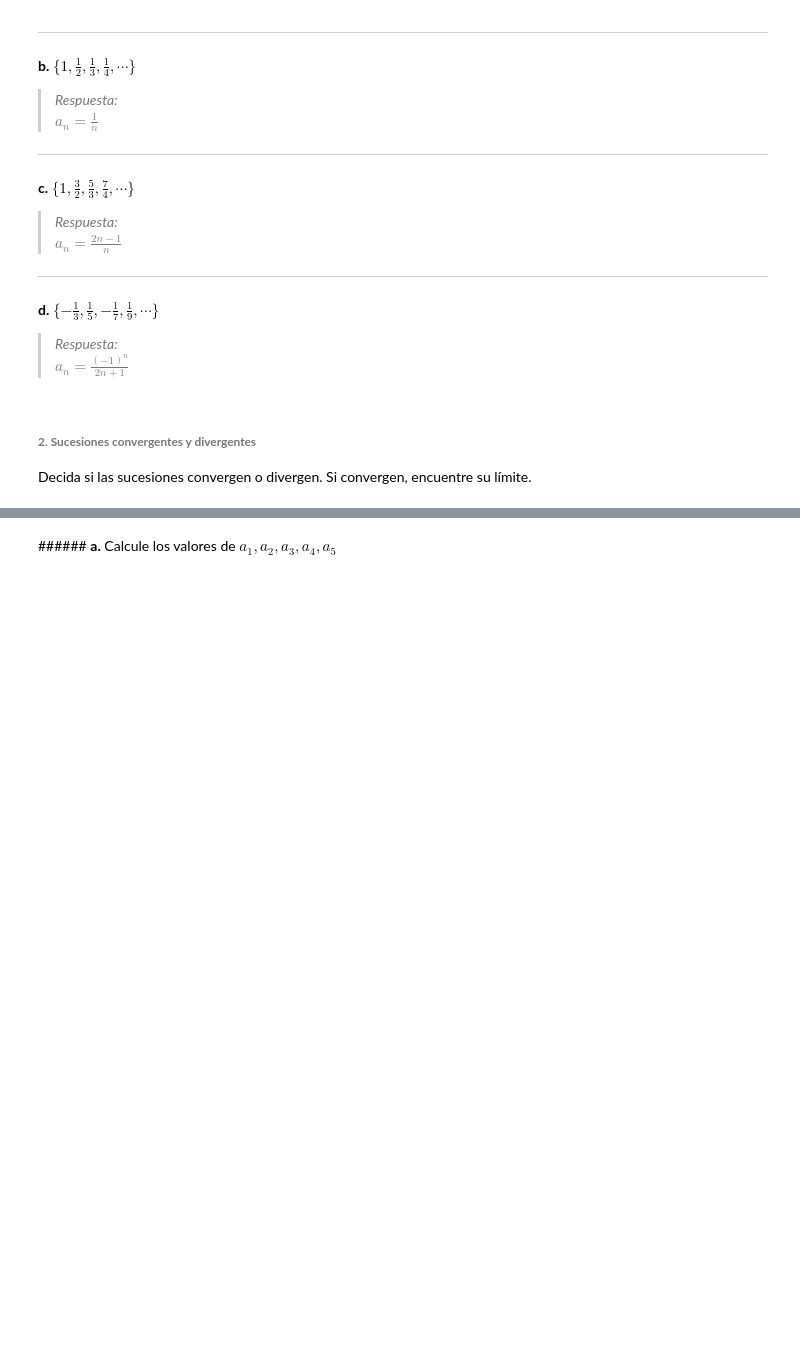
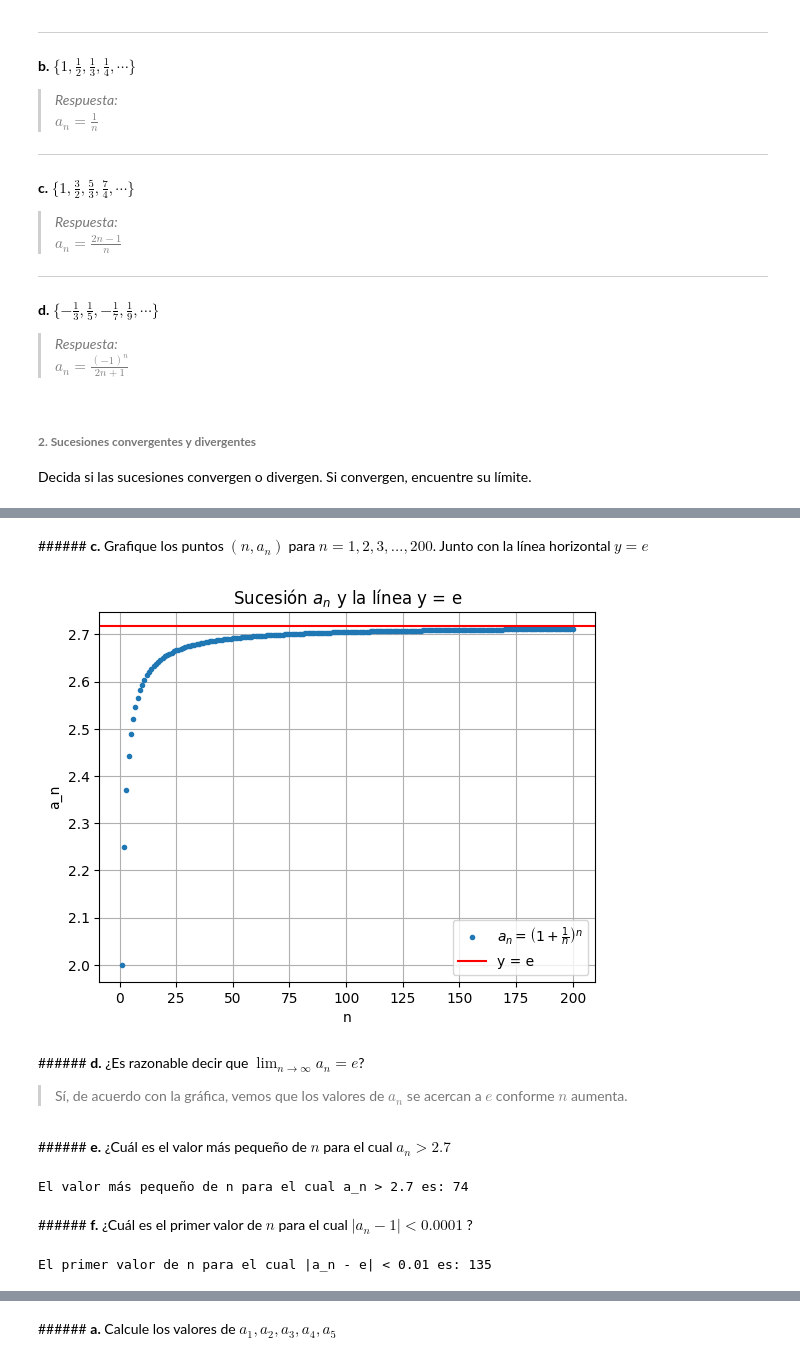
Before and after one commit to IsabellaCandado/Mat_Aplicadas_1, a Jupyter notebook: Taller3.ipynb, the cells around one changed output, grey strips where cells are left out. Saved outputs shown, nothing was run; the diff lists cells and outputs as text; code cells hidden in the pictures; blank space fills up the shorter version.

```diff
--- a/Taller3.ipynb
+++ b/Taller3.ipynb
@@ -106 +148,41 @@ $\frac{\sqrt{3}}{\sqrt{5}}=
+# %%
+n_valores = np.arange(1, 201)
+sucesion = (1 + 1/n_valores)**n_valores
+# %% [markdown]
+######<font color="ff862d"> **c.** </font> Grafique los puntos $(n,a_n)$ para $n=1,2,3,\dots,200$. Junto con la línea horizontal $y=e$
+# %%
+e = np.exp(1)
+
+plt.plot(n_valores, sucesion, '.', label=r'$a_n = \left(1 + \frac{1}{n}\right)^n$')
+
+plt.axhline(y=e, color='r', linestyle='-', label='y = e')
+
+plt.xlabel('n')
+plt.ylabel('a_n')
+plt.title('Sucesión $a_n$ y la línea y = e')
+plt.legend()
+plt.grid(True)
+plt.show()
+# %% [output]
+[figure, added]
+# %% [markdown]
+######<font color="ff862d"> **d.** </font> ¿Es razonable decir que $\lim_{n\to \infty} a_n = e$?
+> Sí, de acuerdo con la gráfica, vemos que los valores de $a_n$ se acercan a $e$ conforme $n$ aumenta.
+# %% [markdown]
+######<font color="ff862d"> **e.** </font> ¿Cuál es el valor más pequeño de $n$ para el cual $a_n>2.7$
+# %%
+n_valores = np.arange(1, 201)
+sucesion = (1 + 1/n_valores)**n_valores
+
+n_2_7 = np.where(sucesion > 2.7)[0][0] + 1  # +1 porque np.where devuelve el índice (empezando en 0)
+print(f'El valor más pequeño de n para el cual a_n > 2.7 es: {n_2_7}')
+# %% [output]
+El valor más pequeño de n para el cual a_n > 2.7 es: 74
+# %% [markdown]
+######<font color="ff862d"> **f.** </font> ¿Cuál es el primer valor de $n$ para el cual $\left| a_n -1 \right|<0.0001$ ?
+# %%
+n_close_e = np.where(np.abs(sucesion - e) < 0.01)[0][0] + 1
+print(f'El primer valor de n para el cual |a_n - e| < 0.01 es: {n_close_e}')
+# %% [output]
+El primer valor de n para el cual |a_n - e| < 0.01 es: 135
 # %% [markdown]
```
Also changed, not shown: parts of 11 cells of this notebook.
